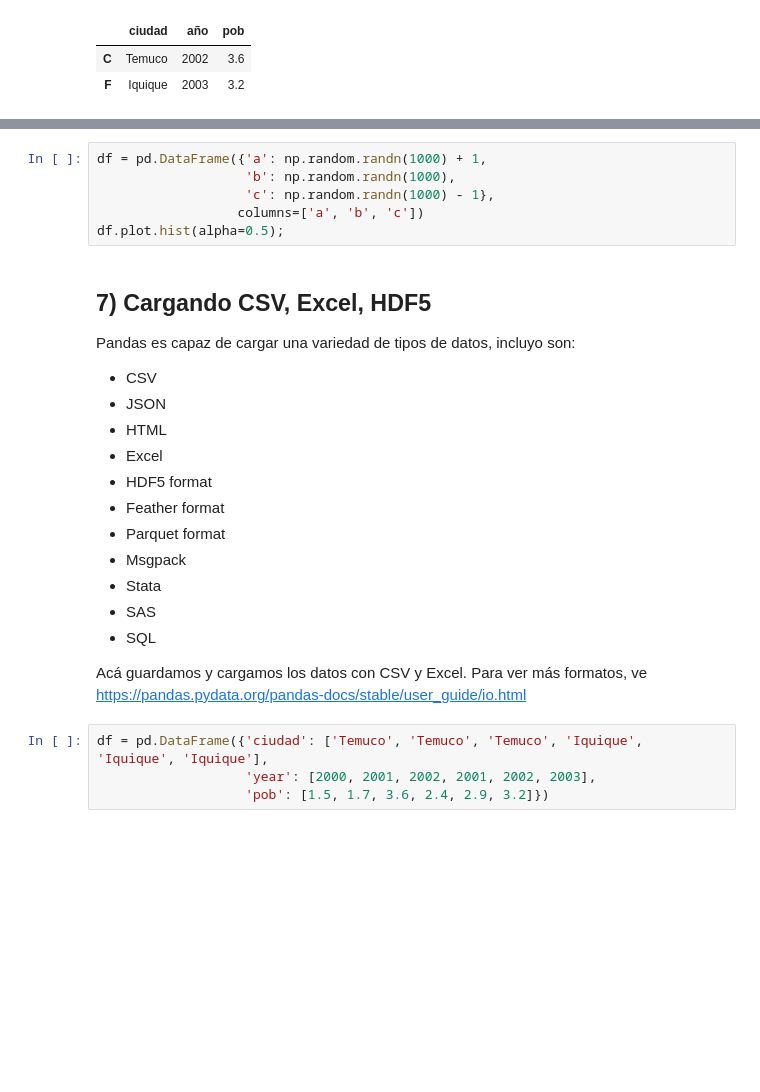
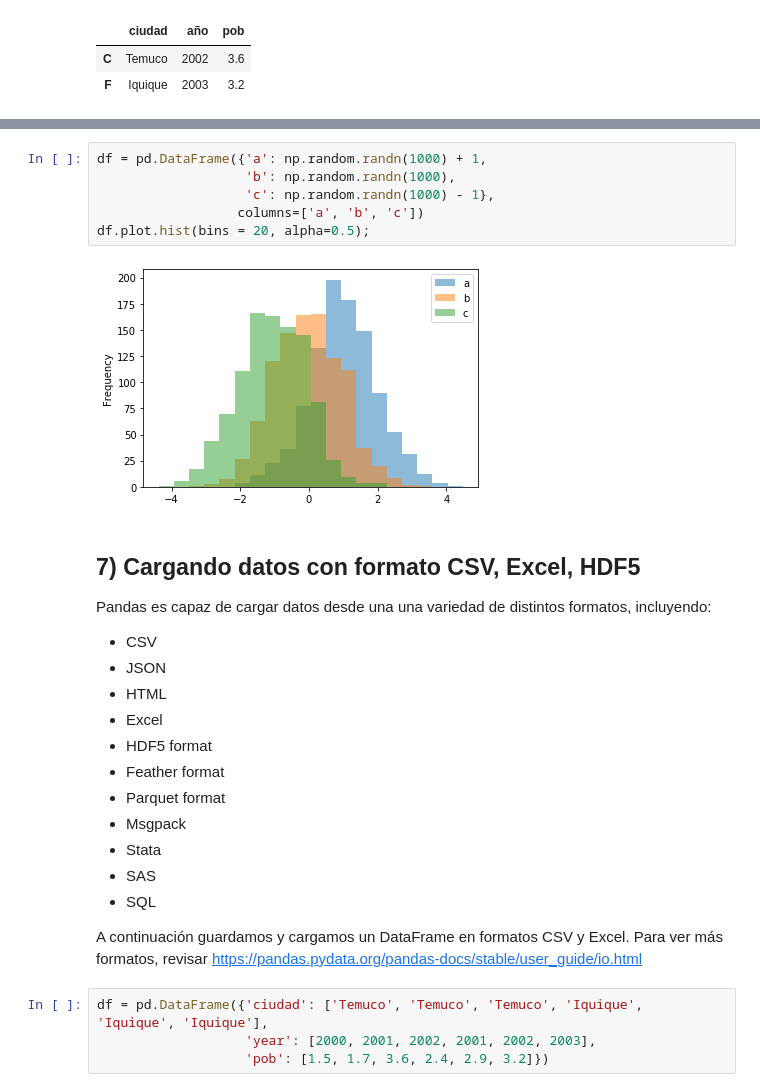
Before and after one commit to GAMES-UChile/Curso-BancoEstado, a Jupyter notebook: modulo3/modulo3.ipynb, the cells around one changed output, grey strips where cells are left out. Cells and saved outputs as stored; diff of their text form; blank space fills up the shorter version.

```diff
--- a/modulo3/modulo3.ipynb
+++ b/modulo3/modulo3.ipynb
@@ -624,12 +660,14 @@ df.plot.bar();
 # %%
 df = pd.DataFrame({'a': np.random.randn(1000) + 1,
                    'b': np.random.randn(1000),
                    'c': np.random.randn(1000) - 1},
                   columns=['a', 'b', 'c'])
-df.plot.hist(alpha=0.5);
+df.plot.hist(bins = 20, alpha=0.5);
+# %% [output]
+[figure, added]
 # %% [markdown]
-## 7) Cargando CSV, Excel, HDF5
-Pandas es capaz de cargar una variedad de tipos de datos, incluyo son:
+## 7) Cargando datos con formato CSV, Excel, HDF5
+Pandas es capaz de cargar datos desde una una variedad de distintos formatos, incluyendo:
 - CSV
 - JSON
 - HTML
@@ -642,7 +680,7 @@ Pandas es capaz de cargar una variedad de tipos de datos, incluyo son:
 - SAS
 - SQL
 
-Acá guardamos y cargamos los datos con CSV y Excel. Para ver más formatos, ve https://pandas.pydata.org/pandas-docs/stable/user_guide/io.html
+A continuación guardamos y cargamos un DataFrame en formatos CSV y Excel. Para ver más formatos, revisar https://pandas.pydata.org/pandas-docs/stable/user_guide/io.html
 # %%
 df = pd.DataFrame({'ciudad': ['Temuco', 'Temuco', 'Temuco', 'Iquique', 'Iquique', 'Iquique'],
                    'year': [2000, 2001, 2002, 2001, 2002, 2003],
```
Also changed, not shown: parts of 20 cells of this notebook, 2 other files.
